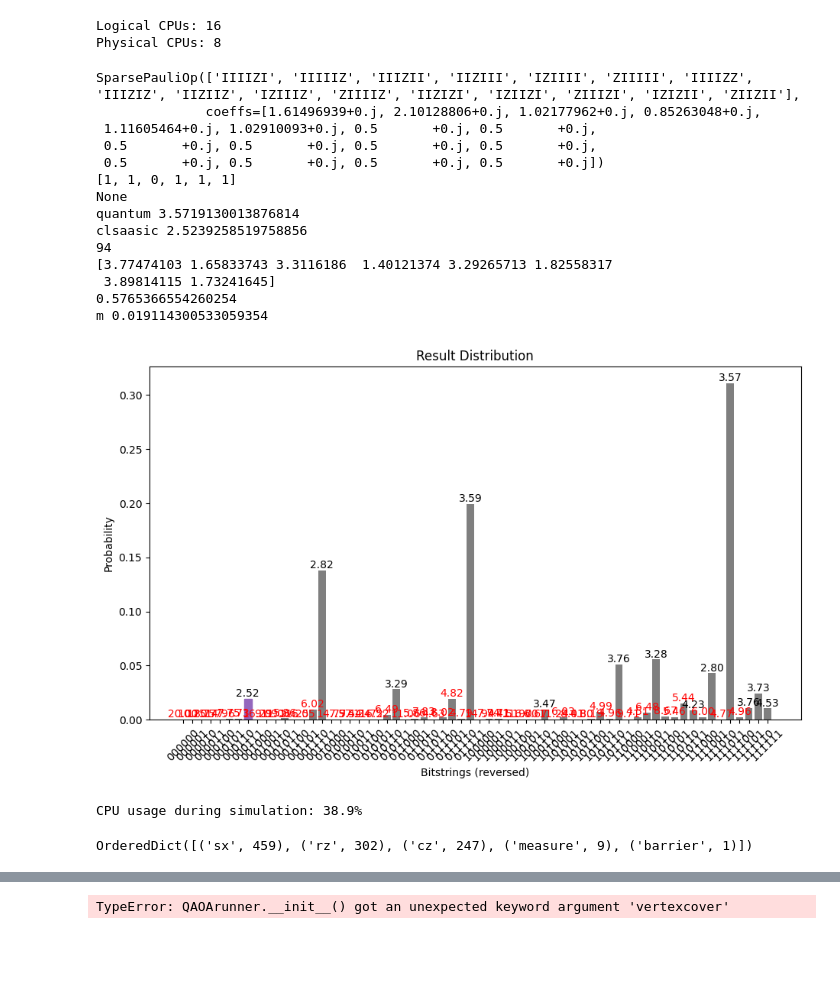
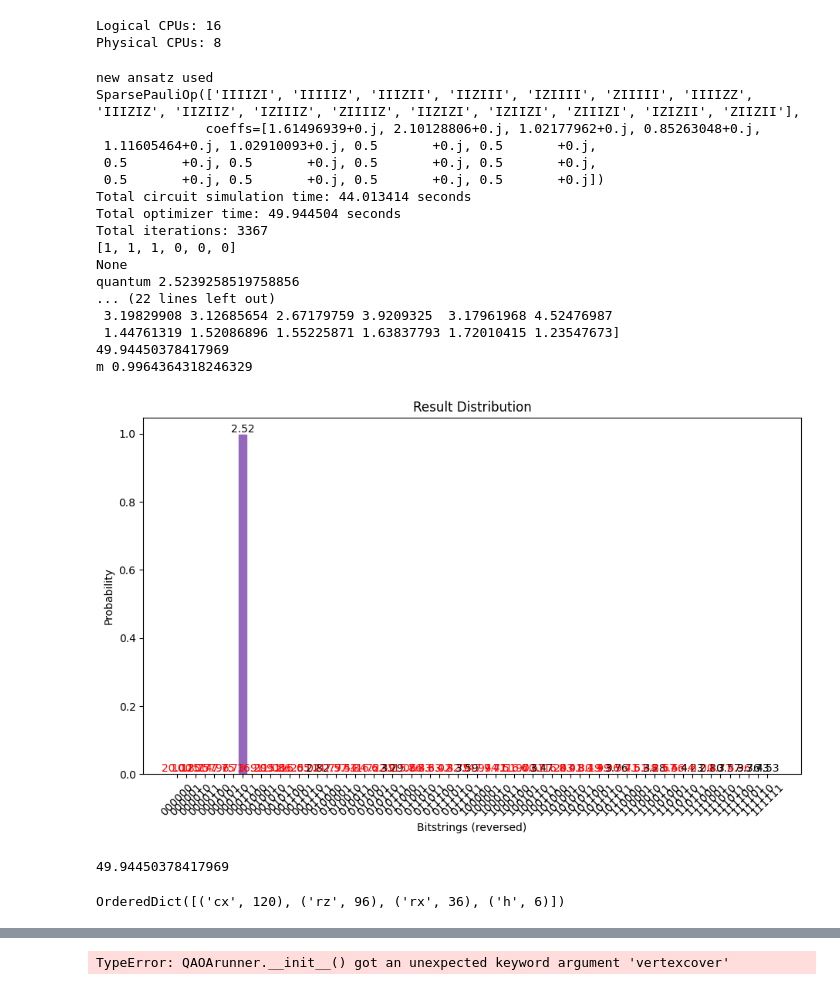
Before and after one commit to Smeidir/QAOA, a Jupyter notebook: tests.ipynb, the cells around one changed output, grey strips where cells are left out. Saved outputs shown, nothing was run; the diff lists cells and outputs as text; code cells hidden in the pictures; blank space fills up the shorter version.

```diff
--- a/tests.ipynb
+++ b/tests.ipynb
@@ -116,55 +116,58 @@ graph = graphs[0]
 quantum = QAOArunner(graph=graph,
                      backend_mode = 'statevector',
                      param_initialization= 'gaussian',
-                     qaoa_variant='vanilla',
+                     qaoa_variant='multiangle',
                      optimizer='COBYLA',
-                     depth =4,
+                     depth =6,
                      problem_type='minvertexcover',
                      warm_start=False,
                      amount_shots = 1000,
                      max_tol = 1e-2,#lower shots and tolerance for faster runs
                      lagrangian_multiplier=2
                      )
 
 quantum.build_circuit()
 print(quantum.cost_hamiltonian)
 quantum.run()
+print('Time elapsed:', quantum.time_elapsed)
 print(quantum.solution)
 print(quantum.hamming_string)
 print('quantum', quantum.evaluate_solution())
 print('clsaasic' , quantum.classical_objective_value)
 
 
 print(quantum.fev)
 print(quantum.final_params)
 print(quantum.time_elapsed)
 print('m',quantum.get_prob_measure_optimal())
 quantum.print_bitstrings()
 # %% [output]
+new ansatz used
 SparsePauliOp(['IIIIZI', 'IIIIIZ', 'IIIZII', 'IIZIII', 'IZIIII', 'ZIIIII', 'IIIIZZ', 'IIIZIZ', 'IIZIIZ', 'IZIIIZ', 'ZIIIIZ', 'IIZIZI', 'IZIIZI', 'ZIIIZI', 'IZIZII', 'ZIIZII'],
               coeffs=[1.61496939+0.j, 2.10128806+0.j, 1.02177962+0.j, 0.85263048+0.j,
  1.11605464+0.j, 1.02910093+0.j, 0.5       +0.j, 0.5       +0.j,
  0.5       +0.j, 0.5       +0.j, 0.5       +0.j, 0.5       +0.j,
  0.5       +0.j, 0.5       +0.j, 0.5       +0.j, 0.5       +0.j])
-[1, 1, 0, 1, 1, 1]
+Total circuit simulation time: 44.013414 seconds
+Total optimizer time: 49.944504 seconds
+Total iterations: 3367
+[1, 1, 1, 0, 0, 0]
 None
-quantum 3.5719130013876814
-clsaasic 2.5239258519758856
-94
-[3.77474103 1.65833743 3.3116186  1.40121374 3.29265713 1.82558317
- 3.89814115 1.73241645]
-0.5765366554260254
-m 0.019114300533059354
+quantum 2.5239258519758856
+... (22 lines left out)
+ 3.19829908 3.12685654 2.67179759 3.9209325  3.17961968 4.52476987
+ 1.44761319 1.52086896 1.55225871 1.63837793 1.72010415 1.23547673]
+49.94450378417969
+m 0.9964364318246329
-[figure, old version]
+[figure, new version]
-# %%
-# Simulate a short run, then
-print(f"CPU usage during simulation: {psutil.cpu_percent()}%")
-# %% [output]
-CPU usage during simulation: 38.9%
+# %%
+quantum.time_elapsed
+# %% [output]
+49.94450378417969
 # %%
 print(quantum.circuit.count_ops())
 # %% [output]
-OrderedDict([('sx', 459), ('rz', 302), ('cz', 247), ('measure', 9), ('barrier', 1)])
+OrderedDict([('cx', 120), ('rz', 96), ('rx', 36), ('h', 6)])
 # %%
 from pprint import pprint
 
```
Also changed, not shown: parts of 1 cell of this notebook, 7 other files.
